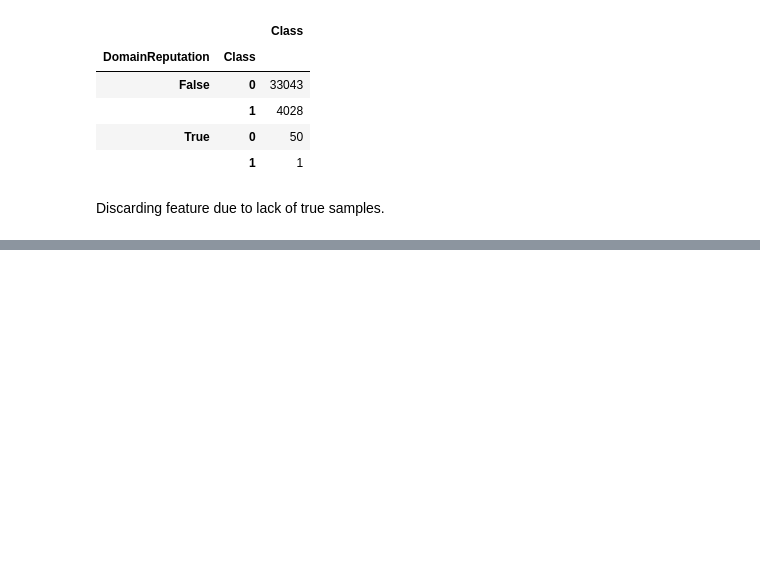
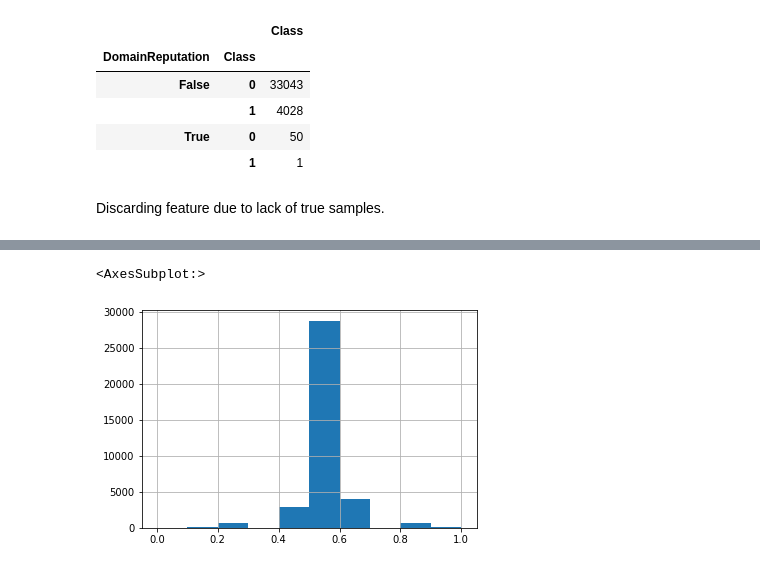
Before and after one commit to lukem1/malicious-domain-classification, a Jupyter notebook: preprocessing.ipynb, the cells around one changed output, grey strips where cells are left out. Drawn from its saved outputs; the diff is of its cells as text; code cells hidden in the pictures; blank space fills up the shorter version.

Commit message:
Preprocessing: ratio features

```diff
--- a/preprocessing.ipynb
+++ b/preprocessing.ipynb
@@ -745,0 +754,5 @@ data = data.drop(columns=["DomainReputation"])
+# %%
+data.ConsonantRatio.hist()
+# %% [output]
+<AxesSubplot:>
+[figure, added]
```
Also changed, not shown: parts of 7 cells of this notebook, 1 other file.
